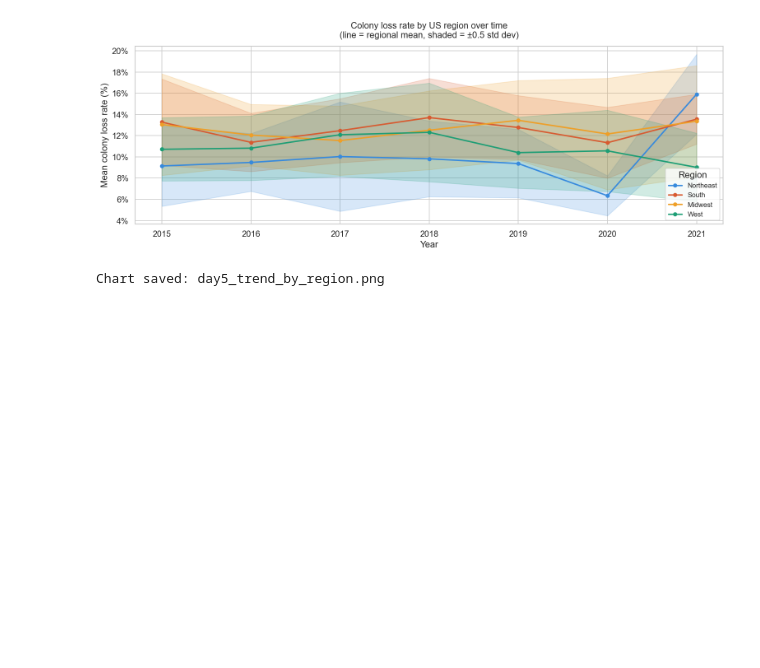
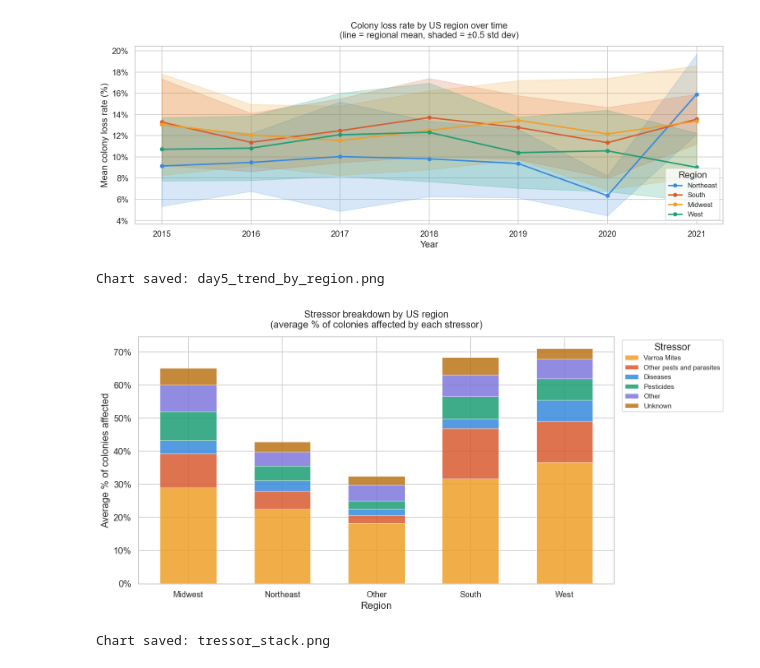
Before and after one commit to NganTran-185/bee-colony-loss-analysis, a Jupyter notebook: Bees.ipynb, the cells around one changed output. Cells and saved outputs as stored; diff of their text form; code cells hidden in the pictures; blank space fills up the shorter version.

Commit message:
full final visualization

```diff
--- a/Bees.ipynb
+++ b/Bees.ipynb
@@ -1150,3 +1150,53 @@ print("Chart saved: day5_trend_by_region.png")
 # %% [output]
 [figure]
 Chart saved: day5_trend_by_region.png
+# %%
+if regional_stressors is not None and len(stressor_cols) > 0:
+
+    clean_names = {
+        col: col.replace('(Percent)', '').replace('(percent)', '')
+                .replace('_', ' ').strip()
+        for col in stressor_cols
+    }
+
+    STRESSOR_COLORS = [
+        '#EF9F27',  # Amber
+        '#D85A30',  # Coral
+        '#378ADD',  # Blue
+        '#1D9E75',  # Green
+        '#7F77DD',  # Purple
+        '#BA7517',  # Dark amber
+    ]
+
+    regions = regional_stressors['Region'].tolist()
+    x = np.arange(len(regions))
+    bottoms = np.zeros(len(regions))
+
+    fig, ax = plt.subplots(figsize=(12, 6))
+
+    for i, col in enumerate(stressor_cols):
+        values = regional_stressors[col].fillna(0).values
+        color  = STRESSOR_COLORS[i % len(STRESSOR_COLORS)]
+        ax.bar(x, values, bottom=bottoms,
+               label=clean_names[col],
+               color=color, alpha=0.85,
+               edgecolor='white', linewidth=0.5, width=0.6)
+        bottoms += values
+
+    ax.set_title('Stressor breakdown by US region\n(average % of colonies affected by each stressor)',
+                 fontsize=13, pad=12)
+    ax.set_xlabel('Region')
+    ax.set_ylabel('Average % of colonies affected')
+    ax.set_xticks(x)
+    ax.set_xticklabels(regions, fontsize=11)
+    ax.legend(title='Stressor', bbox_to_anchor=(1.01, 1),
+              loc='upper left', fontsize=9)
+    ax.yaxis.set_major_formatter(mticker.PercentFormatter(decimals=0))
+
+    plt.tight_layout()
+    plt.show()
+
+    print("Chart saved: tressor_stack.png")
+# %% [output]
+[figure, added]
+Chart saved: tressor_stack.png
```
Also changed, not shown: parts of 2 cells of this notebook, 2 other files.
